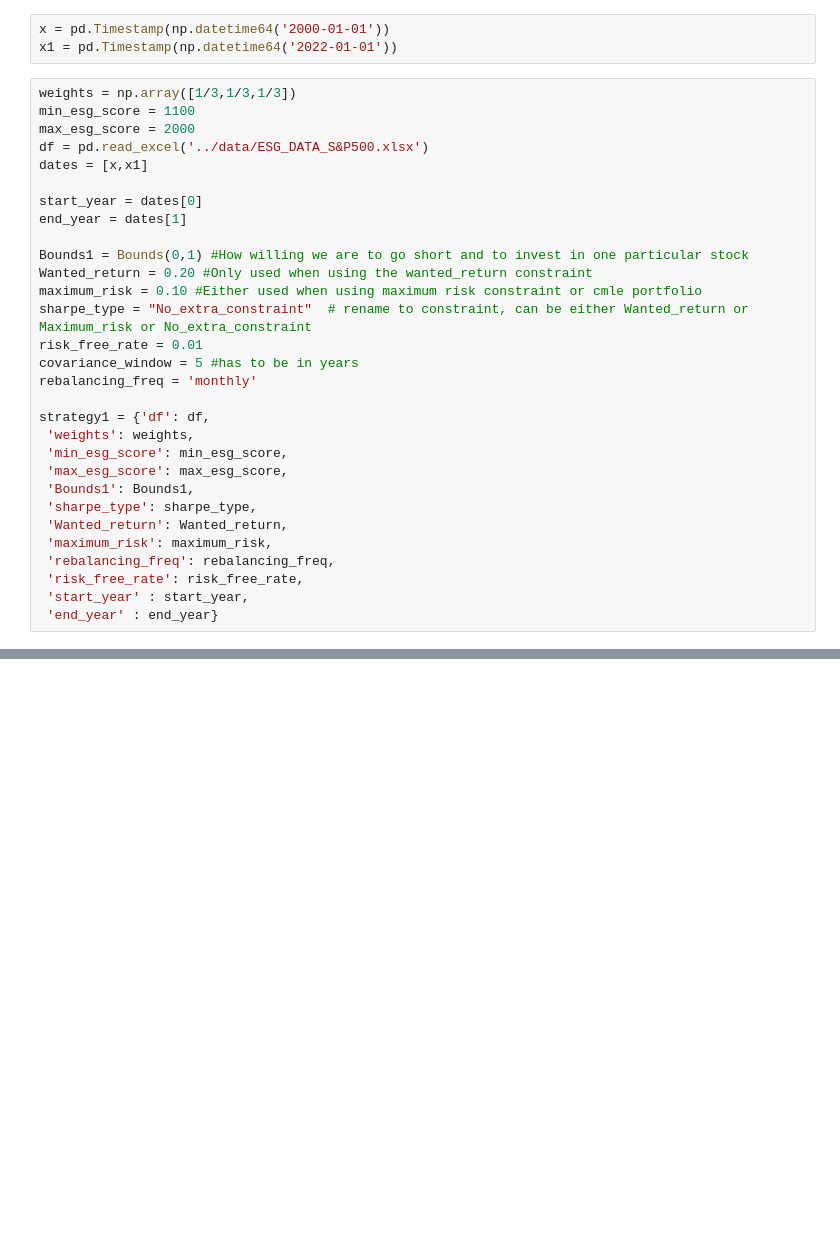
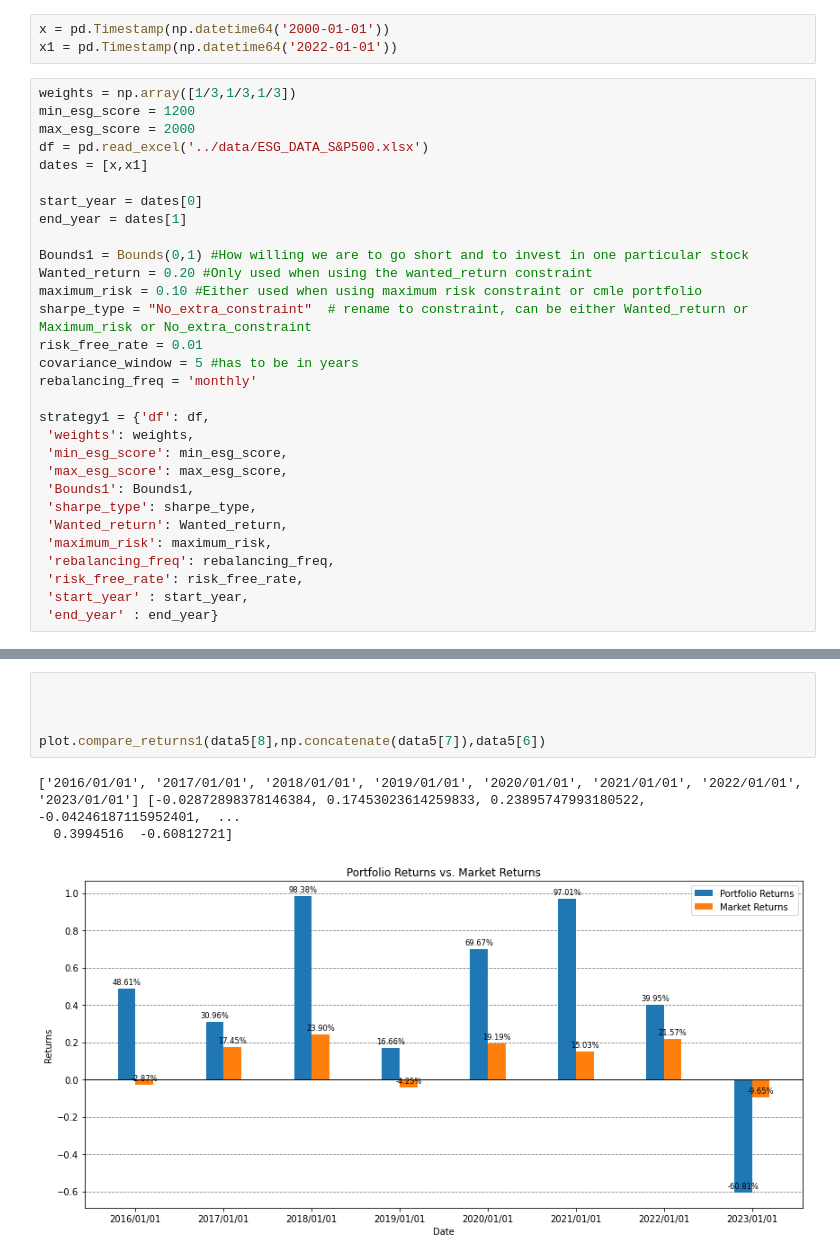
Before and after one commit to NicolaiVArends/BachelorThesis, a Jupyter notebook: notebooks/back_testing.ipynb, the cells around one changed output, grey strips where cells are left out. Saved outputs shown, nothing was run; the diff lists cells and outputs as text; blank space fills up the shorter version.

Commit message:
Backtesting should calculate the correct returns now

```diff
--- a/notebooks/back_testing.ipynb
+++ b/notebooks/back_testing.ipynb
@@ -31,7 +31,7 @@ x = pd.Timestamp(np.datetime64('2000-01-01'))
 x1 = pd.Timestamp(np.datetime64('2022-01-01'))
 # %%
 weights = np.array([1/3,1/3,1/3])
-min_esg_score = 1100
+min_esg_score = 1200
 max_esg_score = 2000
 df = pd.read_excel('../data/ESG_DATA_S&P500.xlsx')
 dates = [x,x1]
@@ -86,0 +86,9 @@ plot.compare_returns1(data5[7],data5[5],data5[6])
+# %%
+
+
+
+plot.compare_returns1(data5[8],np.concatenate(data5[7]),data5[6])
+# %% [output]
+['2016/01/01', '2017/01/01', '2018/01/01', '2019/01/01', '2020/01/01', '2021/01/01', '2022/01/01', '2023/01/01'] [-0.02872898378146384, 0.17453023614259833, 0.23895747993180522, -0.04246187115952401,  ...
+  0.3994516  -0.60812721]
+[figure, added]
```
Also changed, not shown: parts of 3 cells of this notebook, 4 other files.
